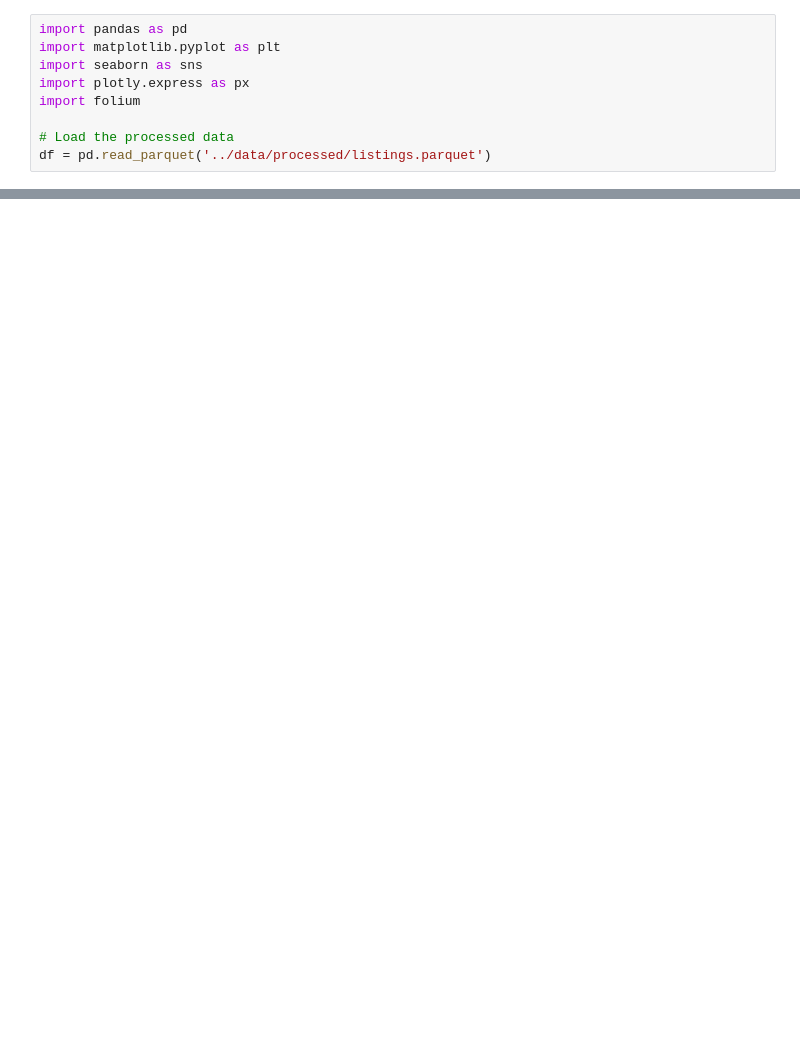
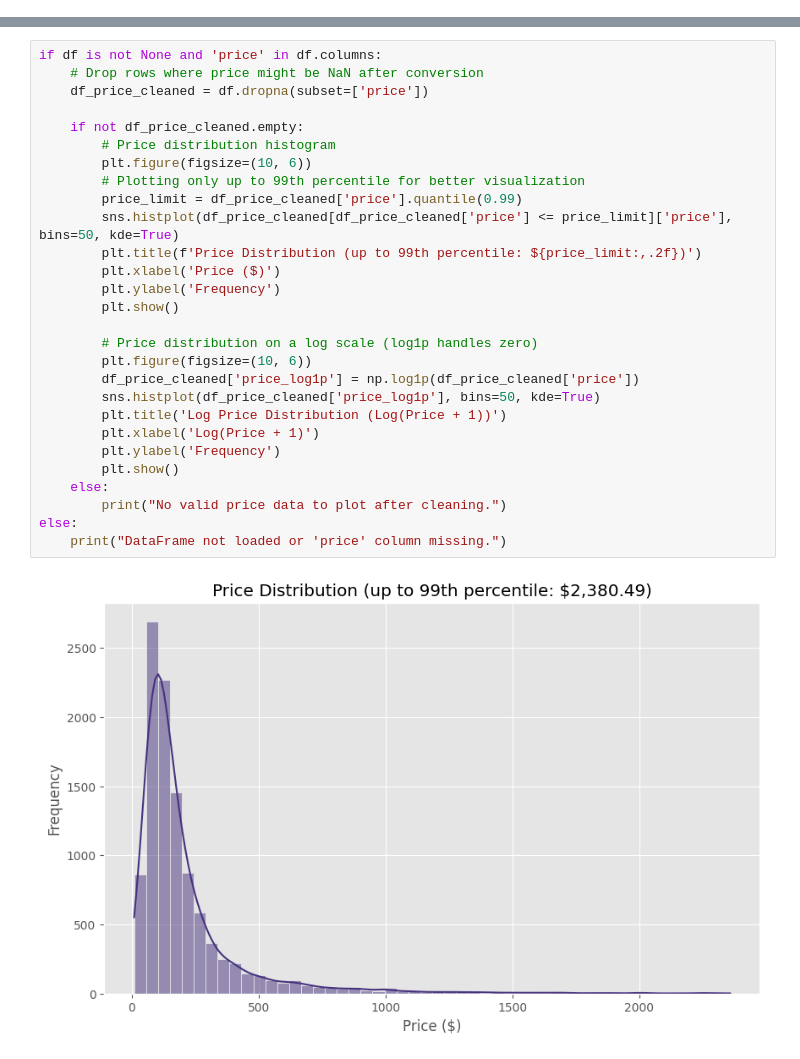
Before and after one commit to Sasivan/Smart-Stays, a Jupyter notebook: notebooks/01_eda.ipynb, the cells around one changed output, grey strips where cells are left out. Cells and saved outputs as stored; diff of their text form; blank space fills up the shorter version.

```diff
--- a/notebooks/01_eda.ipynb
+++ b/notebooks/01_eda.ipynb
@@ -3,9 +136,0 @@
-# %%
-import pandas as pd
-import matplotlib.pyplot as plt
-import seaborn as sns
-import plotly.express as px
-import folium
-
-# Load the processed data
-df = pd.read_parquet('../data/processed/listings.parquet')
@@ -52,0 +137,30 @@ plt.show()
+# %%
+if df is not None and 'price' in df.columns:
+    # Drop rows where price might be NaN after conversion
+    df_price_cleaned = df.dropna(subset=['price'])
+
+    if not df_price_cleaned.empty:
+        # Price distribution histogram
+        plt.figure(figsize=(10, 6))
+        # Plotting only up to 99th percentile for better visualization
+        price_limit = df_price_cleaned['price'].quantile(0.99)
+        sns.histplot(df_price_cleaned[df_price_cleaned['price'] <= price_limit]['price'], bins=50, kde=True)
+        plt.title(f'Price Distribution (up to 99th percentile: ${price_limit:,.2f})')
+        plt.xlabel('Price ($)')
+        plt.ylabel('Frequency')
+        plt.show()
+
+        # Price distribution on a log scale (log1p handles zero)
+        plt.figure(figsize=(10, 6))
+        df_price_cleaned['price_log1p'] = np.log1p(df_price_cleaned['price'])
+        sns.histplot(df_price_cleaned['price_log1p'], bins=50, kde=True)
+        plt.title('Log Price Distribution (Log(Price + 1))')
+        plt.xlabel('Log(Price + 1)')
+        plt.ylabel('Frequency')
+        plt.show()
+    else:
+        print("No valid price data to plot after cleaning.")
+else:
+    print("DataFrame not loaded or 'price' column missing.")
+# %% [output]
+[figure, added]
```
Also changed, not shown: parts of 36 cells of this notebook, 58 other files.
